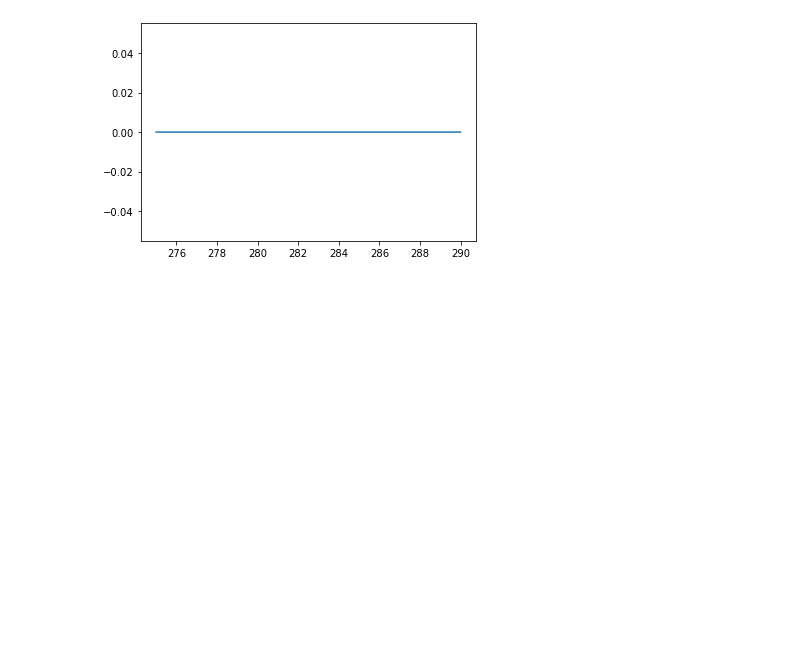
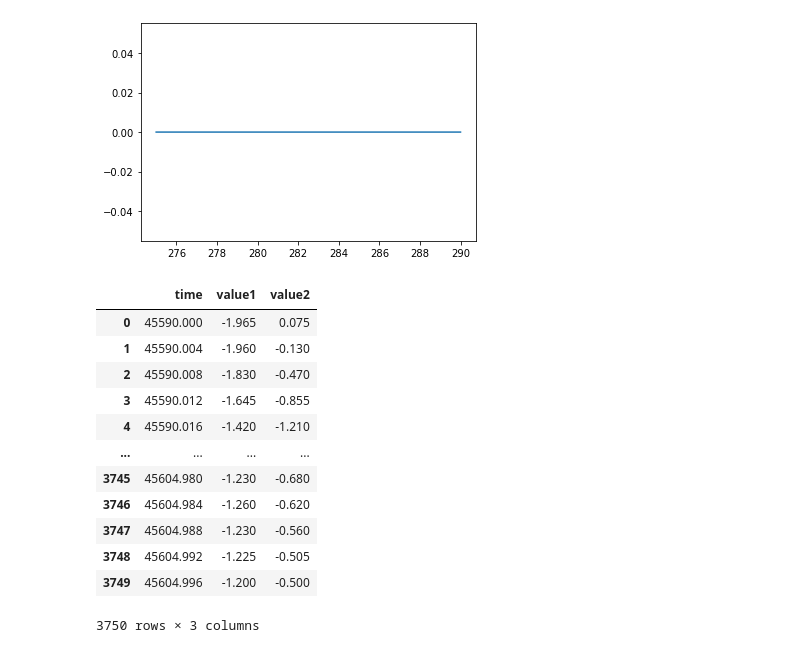
Before and after one commit to takaya-0808/MachineLearning, a Jupyter notebook: work/時系列データ分析/異常値検知/DetectOutlier.ipynb, the cells around one changed output. Drawn from its saved outputs; the diff is of its cells as text; code cells hidden in the pictures; blank space fills up the shorter version.

```diff
--- a/work/時系列データ分析/異常値検知/DetectOutlier.ipynb
+++ b/work/時系列データ分析/異常値検知/DetectOutlier.ipynb
@@ -84,0 +88,16 @@ plt.plot(df["time"],ss_val2[0])
+# %%
+df2
+# %% [output]
+|  | time | value1 | value2 |
+| 0 | 45590.000 | -1.965 | 0.075 |
+| 1 | 45590.004 | -1.960 | -0.130 |
+| 2 | 45590.008 | -1.830 | -0.470 |
+| 3 | 45590.012 | -1.645 | -0.855 |
+| 4 | 45590.016 | -1.420 | -1.210 |
+| ... | ... | ... | ... |
+| 3745 | 45604.980 | -1.230 | -0.680 |
+| 3746 | 45604.984 | -1.260 | -0.620 |
+| 3747 | 45604.988 | -1.230 | -0.560 |
+| 3748 | 45604.992 | -1.225 | -0.505 |
+| 3749 | 45604.996 | -1.200 | -0.500 |
+3750 rows × 3 columns
```
Also changed, not shown: parts of 5 cells of this notebook.
